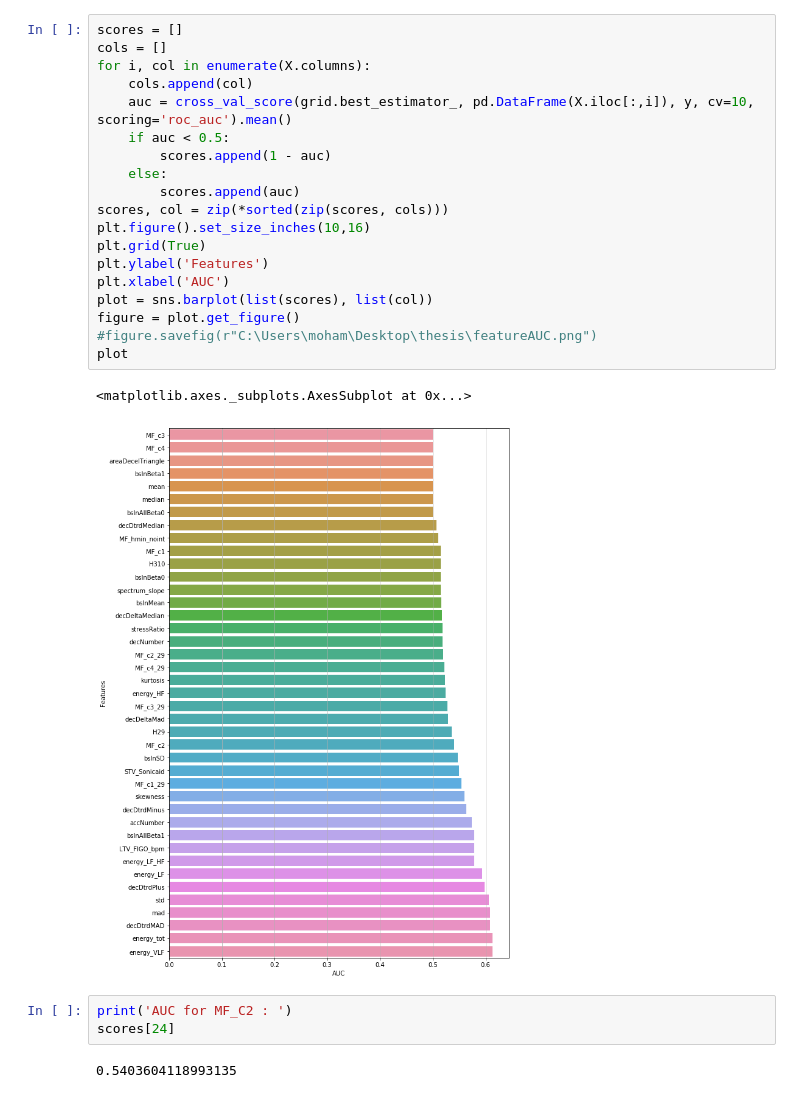
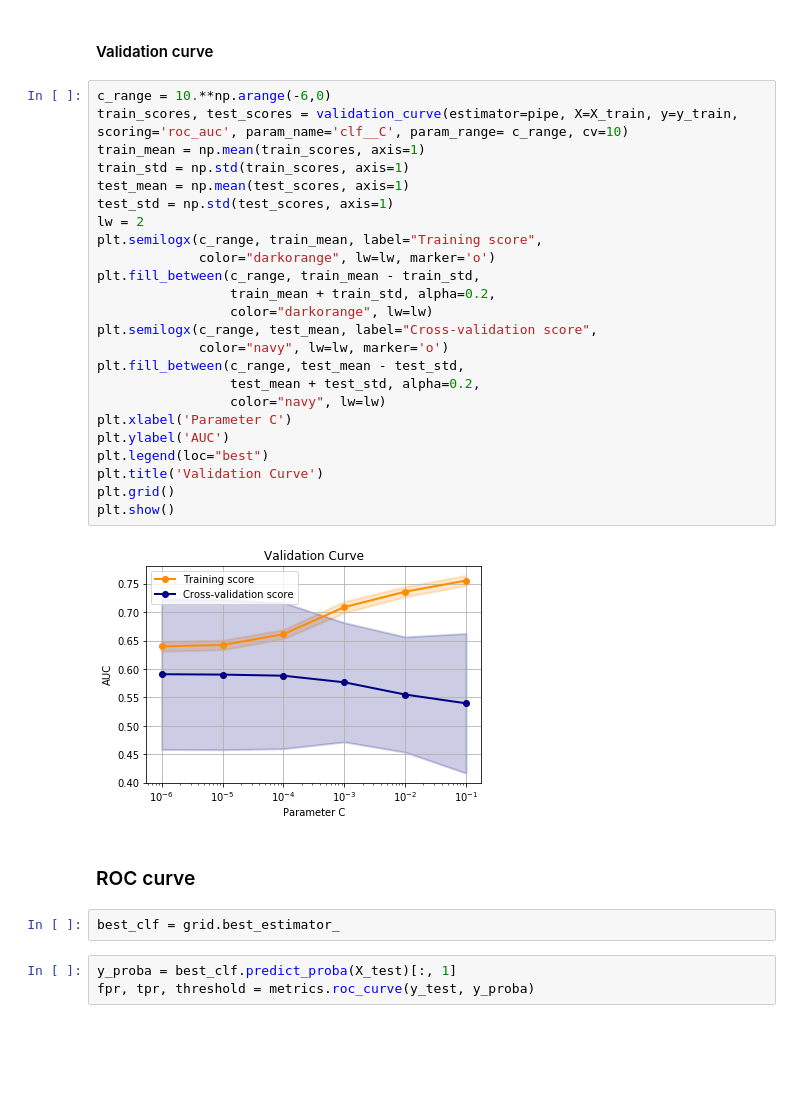
Before and after one commit to safwatmohamed/mythesis, a Jupyter notebook: pipeline_initial.ipynb, the cells around one changed output. Saved outputs shown, nothing was run; the diff lists cells and outputs as text; blank space fills up the shorter version.

```diff
--- a/pipeline_initial.ipynb
+++ b/pipeline_initial.ipynb
@@ -96,27 +114,35 @@ CVresults = pd.DataFrame(grid.cv_results_);CVresults
-# %%
-scores = []
-cols = []
-for i, col in enumerate(X.columns):
-    cols.append(col)
-    auc = cross_val_score(grid.best_estimator_, pd.DataFrame(X.iloc[:,i]), y, cv=10, scoring='roc_auc').mean()
-    if auc < 0.5:
-        scores.append(1 - auc)
-    else:
-        scores.append(auc)
-scores, col = zip(*sorted(zip(scores, cols)))
-plt.figure().set_size_inches(10,16)
-plt.grid(True)
-plt.ylabel('Features')
-plt.xlabel('AUC')
-plot = sns.barplot(list(scores), list(col))
-figure = plot.get_figure()
-#figure.savefig(r"C:\Users\moham\Desktop\thesis\featureAUC.png")
-plot
-# %% [output]
-<matplotlib.axes._subplots.AxesSubplot at 0x...>
-[figure, removed]
-# %%
-print('AUC for MF_C2 : ')
-scores[24]
-# %% [output]
-0.5403604118993135
+# %% [markdown]
+#### Validation curve
+# %%
+c_range = 10.**np.arange(-6,0)
+train_scores, test_scores = validation_curve(estimator=pipe, X=X_train, y=y_train, scoring='roc_auc', param_name='clf__C', param_range= c_range, cv=10)
+train_mean = np.mean(train_scores, axis=1)
+train_std = np.std(train_scores, axis=1)
+test_mean = np.mean(test_scores, axis=1)
+test_std = np.std(test_scores, axis=1)
+lw = 2
+plt.semilogx(c_range, train_mean, label="Training score",
+             color="darkorange", lw=lw, marker='o')
+plt.fill_between(c_range, train_mean - train_std,
+                 train_mean + train_std, alpha=0.2,
+                 color="darkorange", lw=lw)
+plt.semilogx(c_range, test_mean, label="Cross-validation score",
+             color="navy", lw=lw, marker='o')
+plt.fill_between(c_range, test_mean - test_std,
+                 test_mean + test_std, alpha=0.2,
+                 color="navy", lw=lw)
+plt.xlabel('Parameter C')
+plt.ylabel('AUC')
+plt.legend(loc="best")
+plt.title('Validation Curve')
+plt.grid()
+plt.show()
+# %% [output]
+[figure, added]
+# %% [markdown]
+### ROC curve
+# %%
+best_clf = grid.best_estimator_
+# %%
+y_proba = best_clf.predict_proba(X_test)[:, 1]
+fpr, tpr, threshold = metrics.roc_curve(y_test, y_proba)
```
Also changed, not shown: parts of 8 cells of this notebook.
